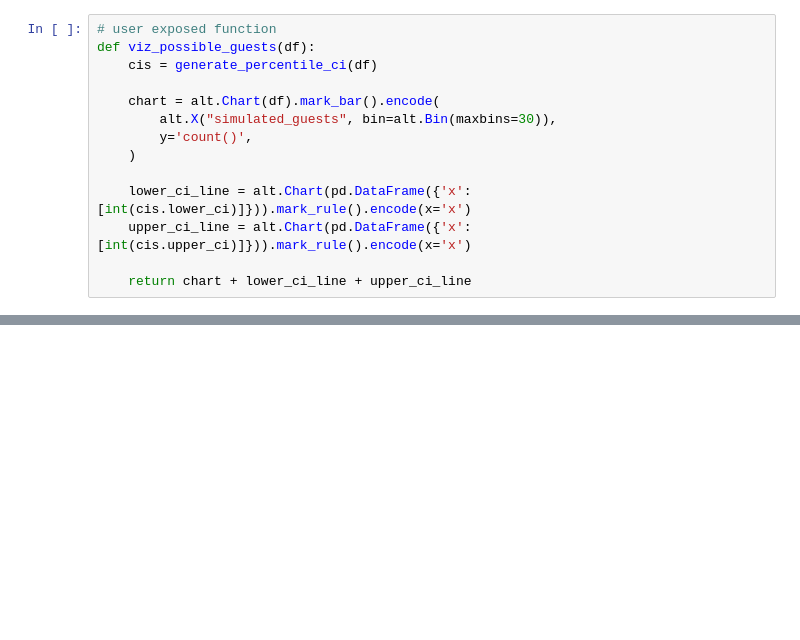
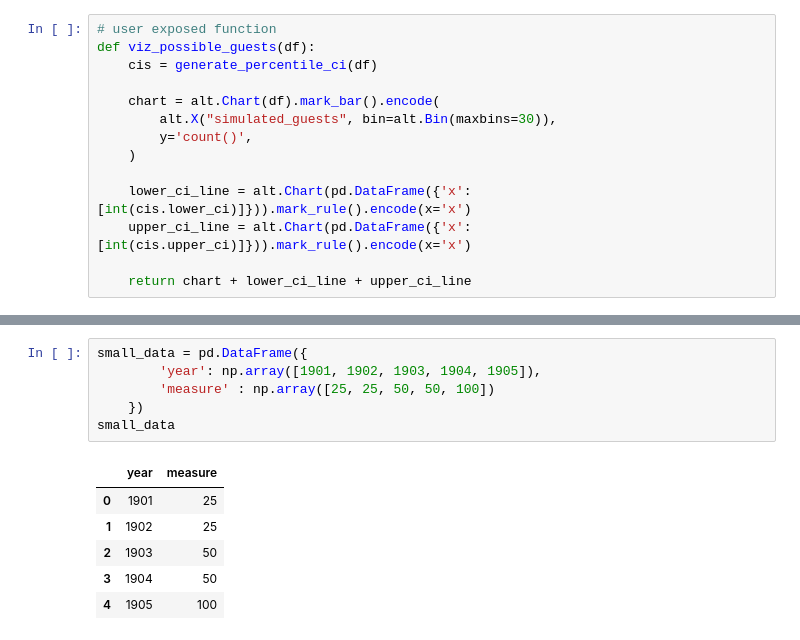
Before and after one commit to UBC-MDS/partypy-prototype, a Jupyter notebook: scripts/prototype.ipynb, the cells around one changed output, grey strips where cells are left out. Drawn from its saved outputs; the diff is of its cells as text; blank space fills up the shorter version.

```diff
--- a/scripts/prototype.ipynb
+++ b/scripts/prototype.ipynb
@@ -55,0 +90,13 @@ viz_possible_guests(p_sim_df)
+# %%
+small_data = pd.DataFrame({
+        'year': np.array([1901, 1902, 1903, 1904, 1905]),
+        'measure' : np.array([25, 25, 50, 50, 100])
+    })
+small_data
+# %% [output]
+|  | year | measure |
+| 0 | 1901 | 25 |
+| 1 | 1902 | 25 |
+| 2 | 1903 | 50 |
+| 3 | 1904 | 50 |
+| 4 | 1905 | 100 |
```
Also changed, not shown: parts of 9 cells of this notebook.
